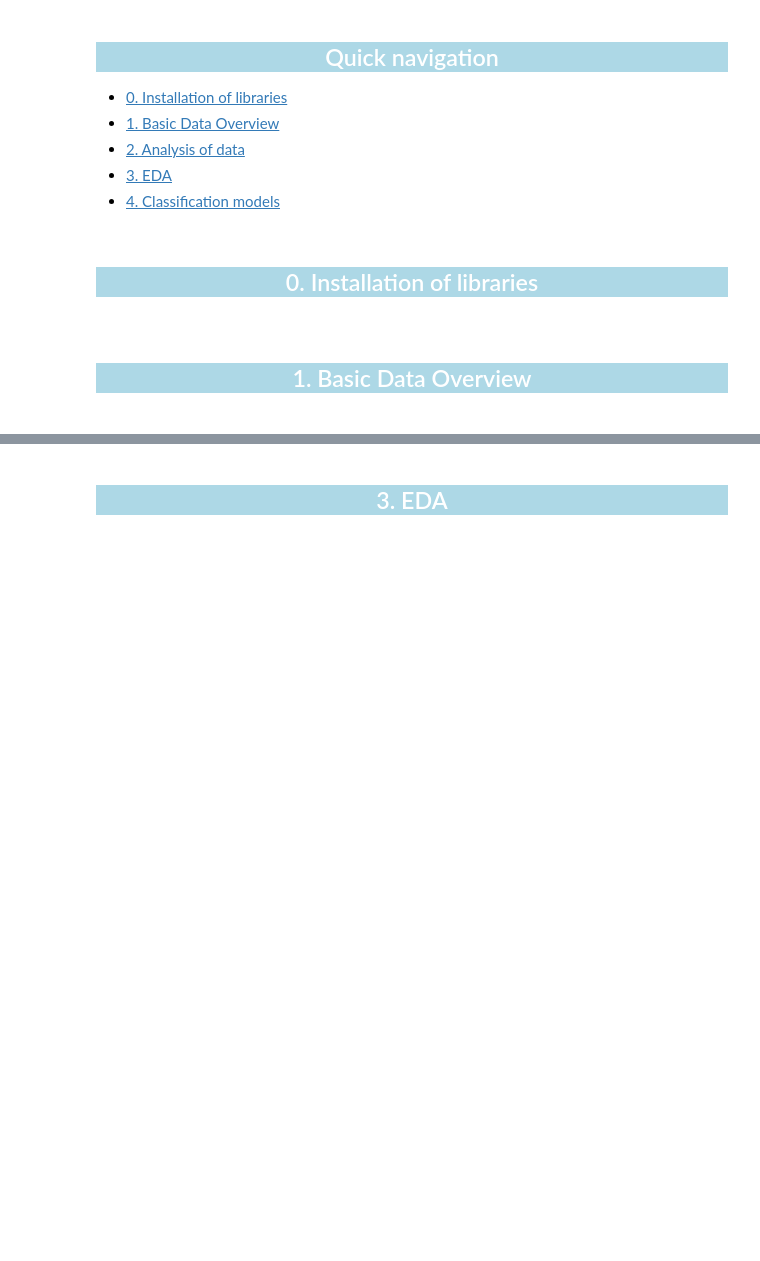
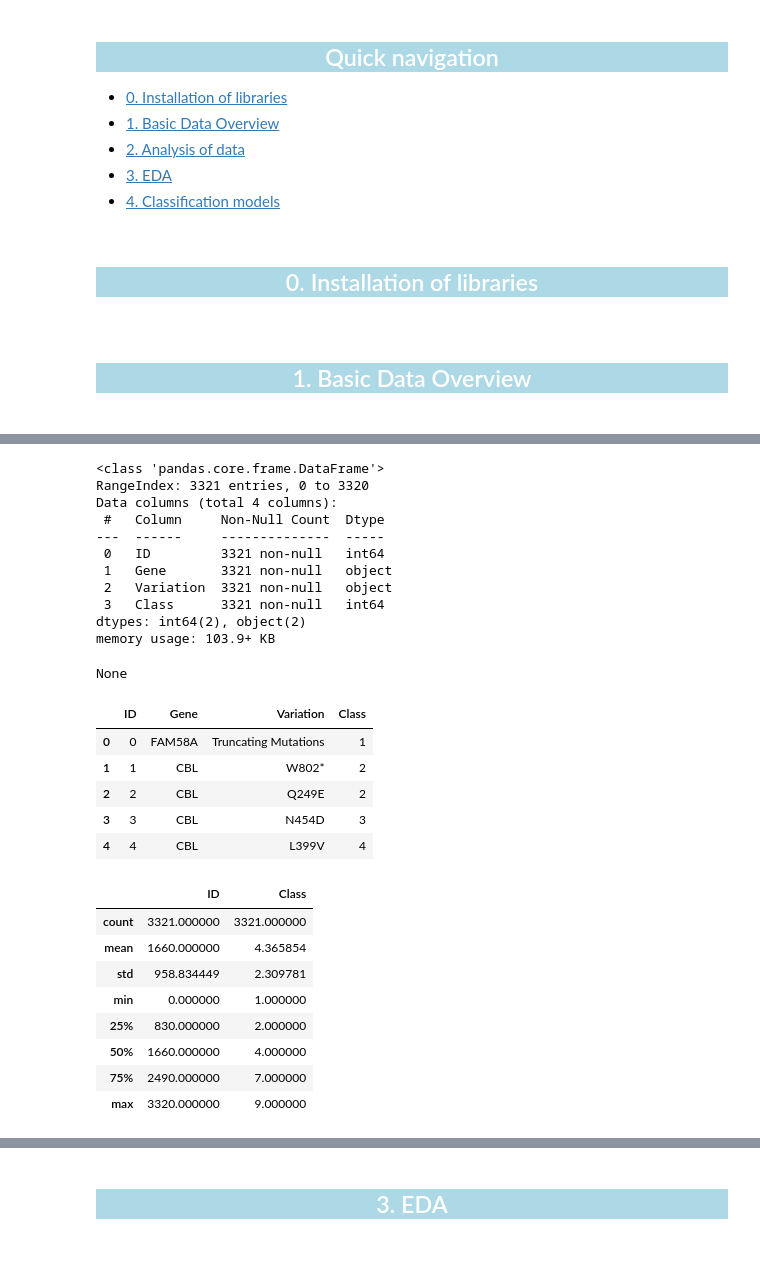
Before and after one commit to annamalkova8/Kaggle, a Jupyter notebook: cancer-treatment-prediction-my-vers.ipynb, the cells around one changed output, grey strips where cells are left out. Cells and saved outputs as stored; diff of their text form; code cells hidden in the pictures; blank space fills up the shorter version.

```diff
--- a/cancer-treatment-prediction-my-vers.ipynb
+++ b/cancer-treatment-prediction-my-vers.ipynb
@@ -115,0 +105,33 @@ FileNotFoundError: [Errno 2] No such file or directory: '/kaggle/input/msk-redef
+# %%
+train_var = pd.read_csv('/kaggle/input/unzip-files/training_variants')
+display(train_var.info(),
+       train_var.head(),
+       train_var.describe())
+# %% [output]
+<class 'pandas.core.frame.DataFrame'>
+RangeIndex: 3321 entries, 0 to 3320
+Data columns (total 4 columns):
+ #   Column     Non-Null Count  Dtype
+---  ------     --------------  -----
+ 0   ID         3321 non-null   int64
+ 1   Gene       3321 non-null   object
+ 2   Variation  3321 non-null   object
+ 3   Class      3321 non-null   int64
+dtypes: int64(2), object(2)
+memory usage: 103.9+ KB
+None
+|  | ID | Gene | Variation | Class |
+| 0 | 0 | FAM58A | Truncating Mutations | 1 |
+| 1 | 1 | CBL | W802* | 2 |
+| 2 | 2 | CBL | Q249E | 2 |
+| 3 | 3 | CBL | N454D | 3 |
+| 4 | 4 | CBL | L399V | 4 |
+|  | ID | Class |
+| count | 3321.000000 | 3321.000000 |
+| mean | 1660.000000 | 4.365854 |
+| std | 958.834449 | 2.309781 |
+| min | 0.000000 | 1.000000 |
+| 25% | 830.000000 | 2.000000 |
+| 50% | 1660.000000 | 4.000000 |
+| 75% | 2490.000000 | 7.000000 |
+| max | 3320.000000 | 9.000000 |
```
Also changed, not shown: parts of 19 cells of this notebook.
